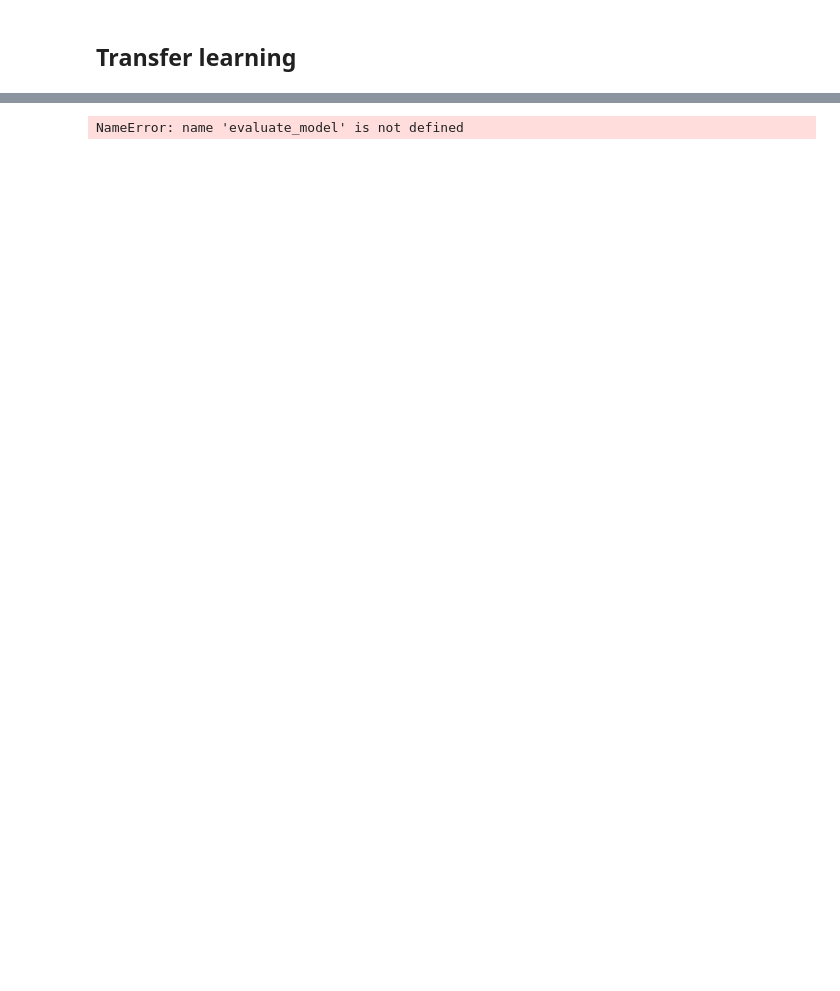
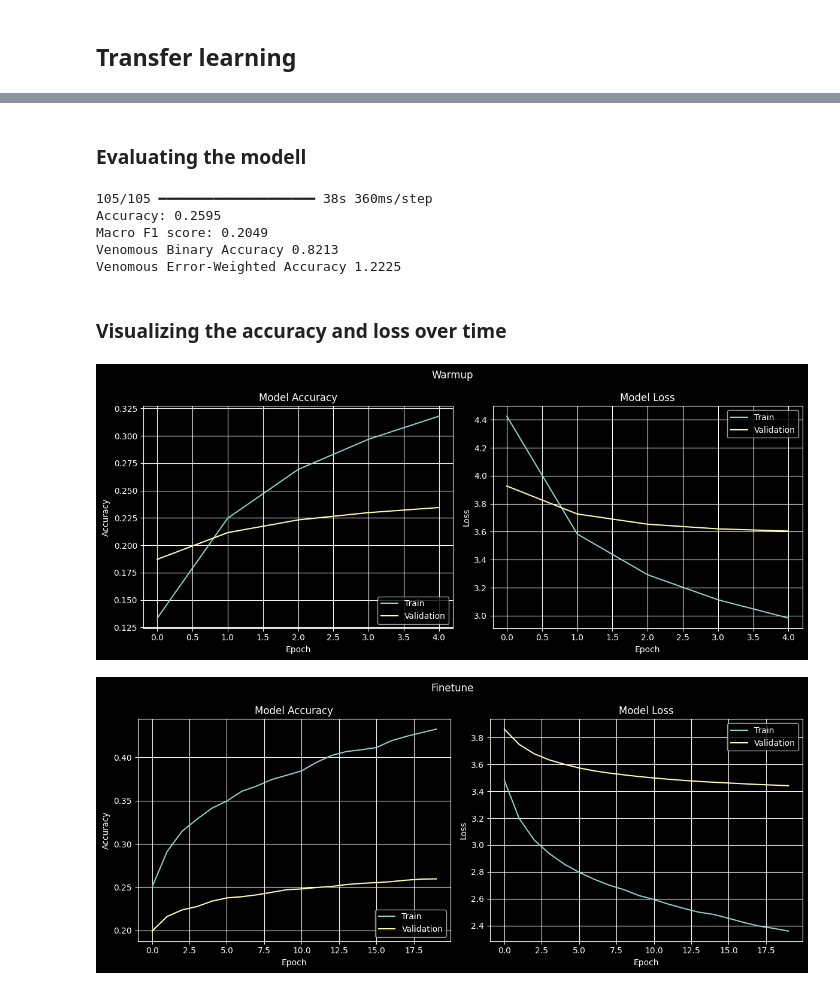
Before and after one commit to Adrian1128/Snake-Species-Classification, a Jupyter notebook: model.ipynb, the cells around one changed output, grey strips where cells are left out. Cells and saved outputs as stored; diff of their text form; code cells hidden in the pictures; blank space fills up the shorter version.

```diff
--- a/model.ipynb
+++ b/model.ipynb
@@ -441,4 +464,23 @@ Epoch 8/20
+# %% [markdown]
+### Evaluating the modell
 # %%
 tl_model_evaluation = evaluate_model(model, val_df, val_loader)
+
+print(f"Accuracy: {tl_model_evaluation[0]:.4f}")
+print(f"Macro F1 score: {tl_model_evaluation[1]:.4f}")
+print(f"Venomous Binary Accuracy {tl_model_evaluation[2]:.4f}")
+print(f"Venomous Error-Weighted Accuracy {tl_model_evaluation[3]:.4f}")
 # %% [output]
-NameError: name 'evaluate_model' is not defined
+105/105 ━━━━━━━━━━━━━━━━━━━━ 38s 360ms/step
+Accuracy: 0.2595
+Macro F1 score: 0.2049
+Venomous Binary Accuracy 0.8213
+Venomous Error-Weighted Accuracy 1.2225
+# %% [markdown]
+### Visualizing the accuracy and loss over time
+# %%
+accuracy_loss_plots(history_warmup, "Warmup")
+accuracy_loss_plots(history_finetune, "Finetune")
+# %% [output]
+[figure, added]
+[figure, added]
```
Also changed, not shown: parts of 24 cells of this notebook.
